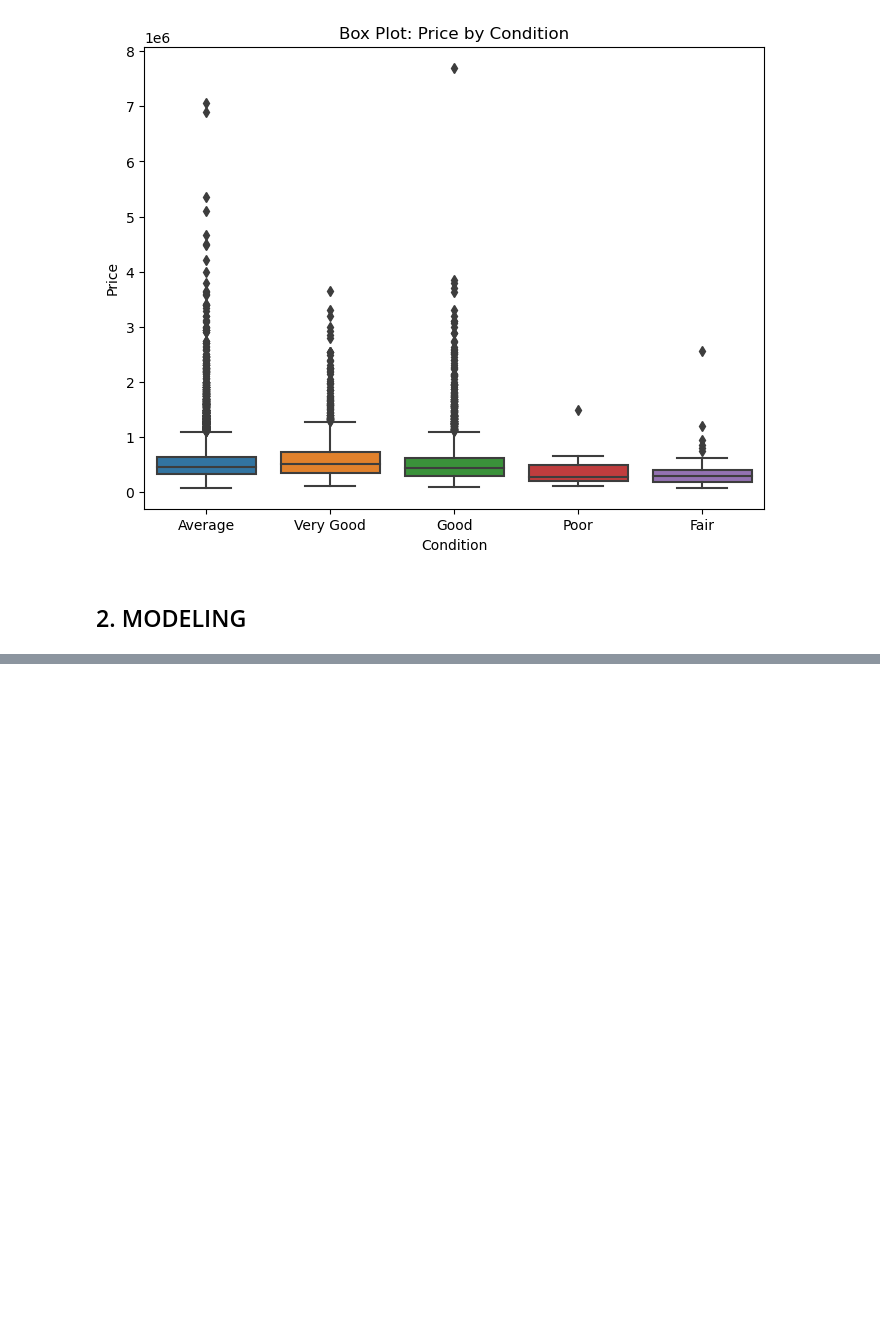
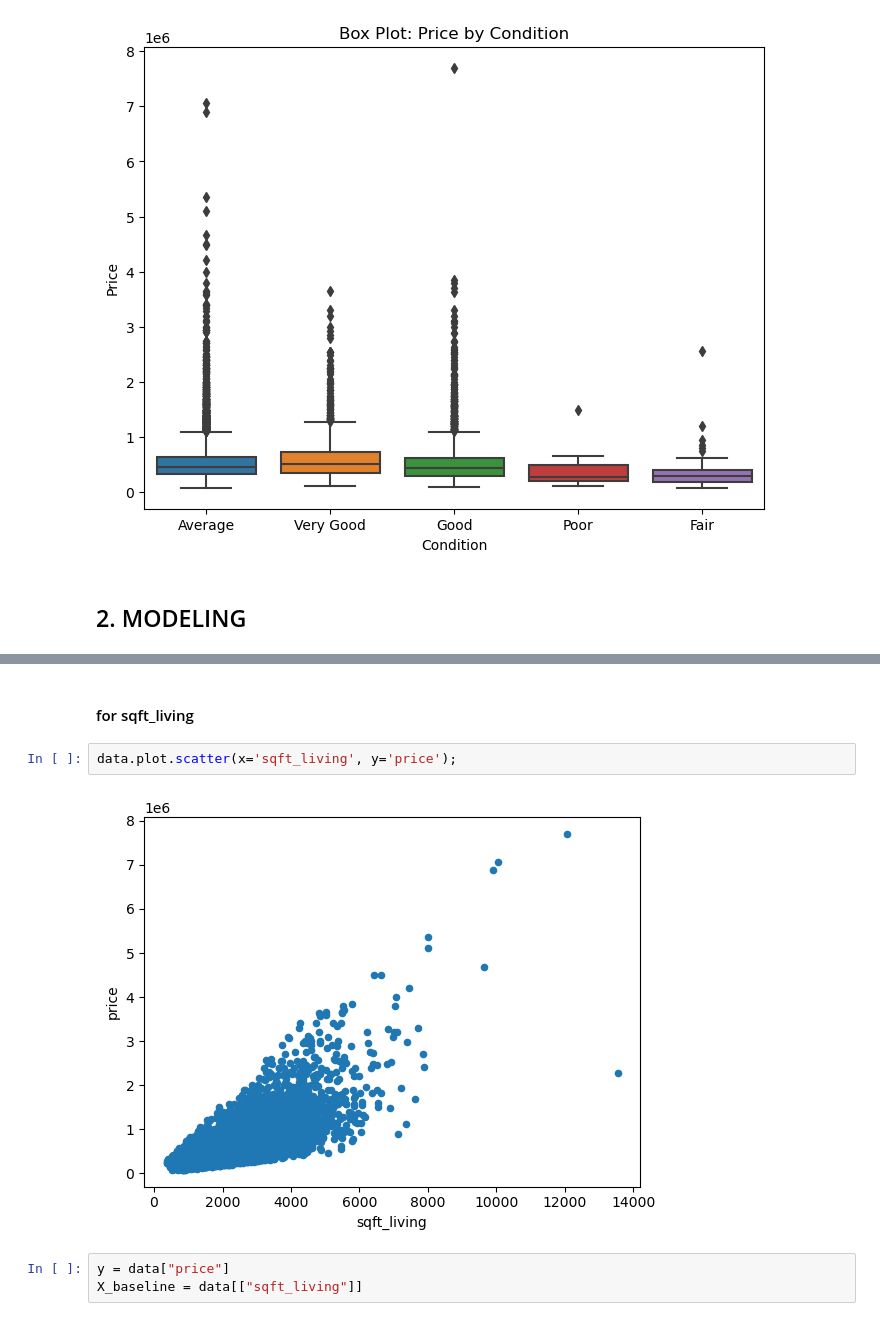
Before and after one commit to raphiqi/Real-Estate-Analysis-, a Jupyter notebook: Project 2.ipynb, the cells around one changed output, grey strips where cells are left out. Drawn from its saved outputs; the diff is of its cells as text; blank space fills up the shorter version.

```diff
--- a/Project 2.ipynb
+++ b/Project 2.ipynb
@@ -574,0 +595,9 @@ Notes:
+# %% [markdown]
+#### for sqft_living
+# %%
+data.plot.scatter(x='sqft_living', y='price');
+# %% [output]
+[figure, added]
+# %%
+y = data["price"]
+X_baseline = data[["sqft_living"]]
```
Also changed, not shown: parts of 50 cells of this notebook.
